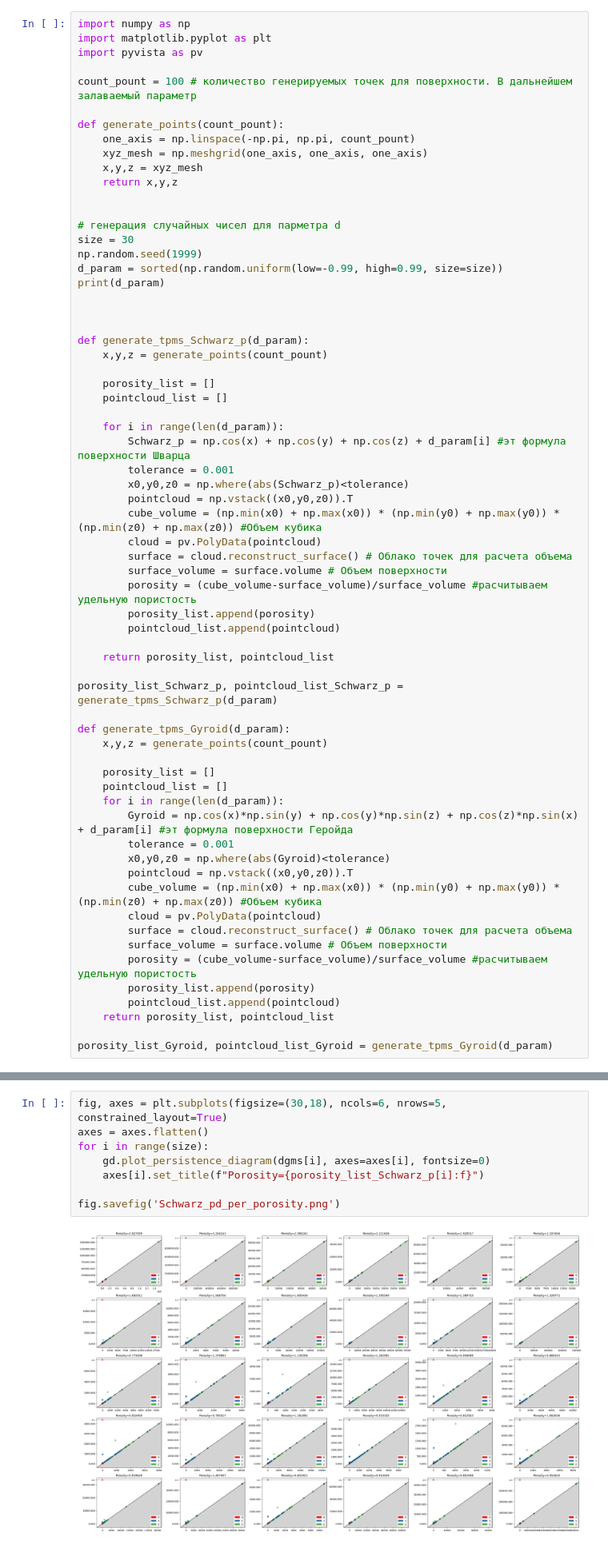
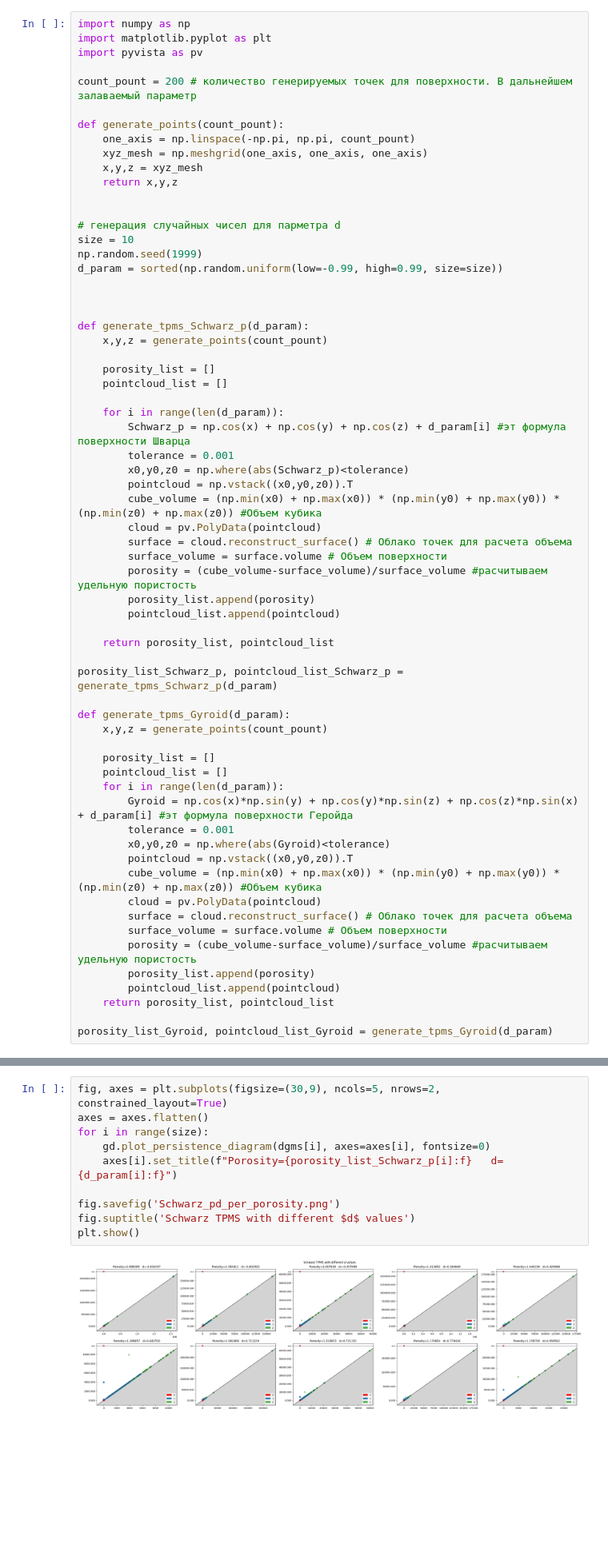
Before and after one commit to Snopoff/Persistent-Homology-of-Triple-Periodic-Minimal-Surfaces, a Jupyter notebook: Generate_mesh_tpms.ipynb, the cells around one changed output, grey strips where cells are left out. Shown at 80% size. Saved outputs shown, nothing was run; the diff lists cells and outputs as text; blank space fills up the shorter version.

```diff
--- a/Generate_mesh_tpms.ipynb
+++ b/Generate_mesh_tpms.ipynb
@@ -6,7 +6,7 @@ import numpy as np
 import matplotlib.pyplot as plt
 import pyvista as pv
 
-count_pount = 100 # количество генерируемых точек для поверхности. В дальнейшем залаваемый параметр
+count_pount = 200 # количество генерируемых точек для поверхности. В дальнейшем залаваемый параметр
 
 def generate_points(count_pount):
     one_axis = np.linspace(-np.pi, np.pi, count_pount)
@@ -16,10 +16,9 @@ def generate_points(count_pount):
 
 
 # генерация случайных чисел для парметра d
-size = 30
+size = 10
 np.random.seed(1999)
 d_param = sorted(np.random.uniform(low=-0.99, high=0.99, size=size))
-print(d_param)
 
 
 
@@ -232,12 +228,14 @@ for i, pc in enumerate(pointcloud_list_Schwarz_p):
     dgm = stree.persistence()
     dgms[i] = dgm
 # %%
-fig, axes = plt.subplots(figsize=(30,18), ncols=6, nrows=5, constrained_layout=True)
+fig, axes = plt.subplots(figsize=(30,9), ncols=5, nrows=2, constrained_layout=True)
 axes = axes.flatten()
 for i in range(size):
     gd.plot_persistence_diagram(dgms[i], axes=axes[i], fontsize=0)
-    axes[i].set_title(f"Porosity={porosity_list_Schwarz_p[i]:f}")
+    axes[i].set_title(f"Porosity={porosity_list_Schwarz_p[i]:f}   d={d_param[i]:f}")
 
 fig.savefig('Schwarz_pd_per_porosity.png')
+fig.suptitle('Schwarz TPMS with different $d$ values')
+plt.show()
 # %% [output]
-[figure, old version]
+[figure, new version]
```
Also changed, not shown: parts of 13 cells of this notebook.
